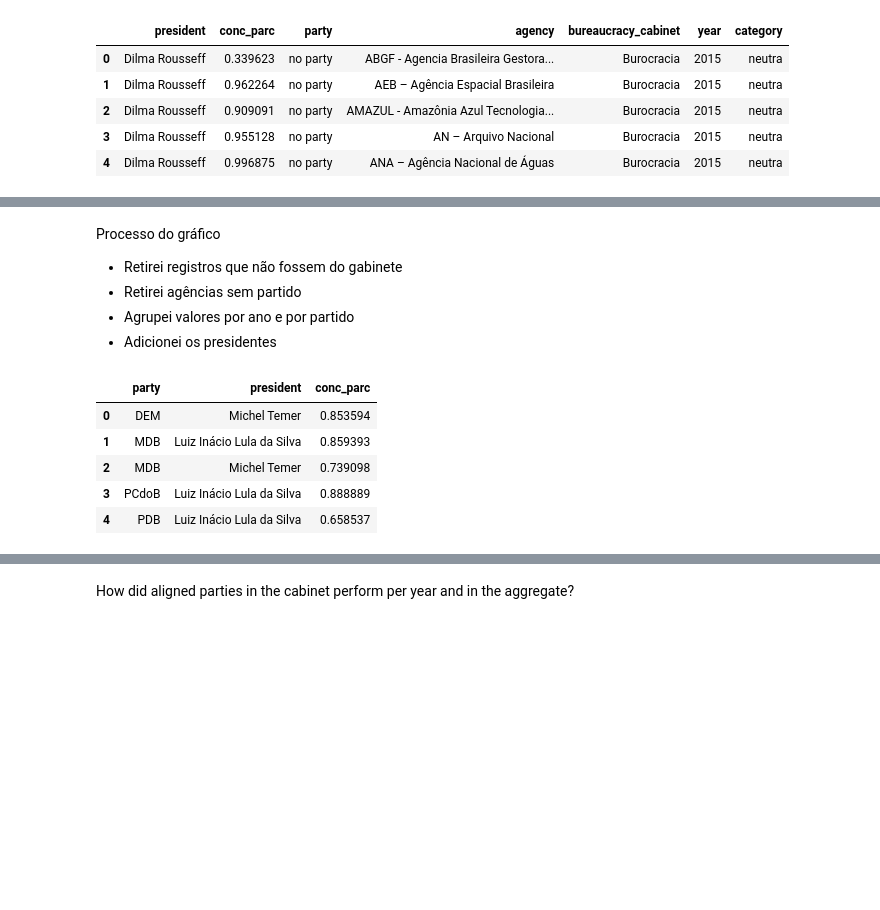
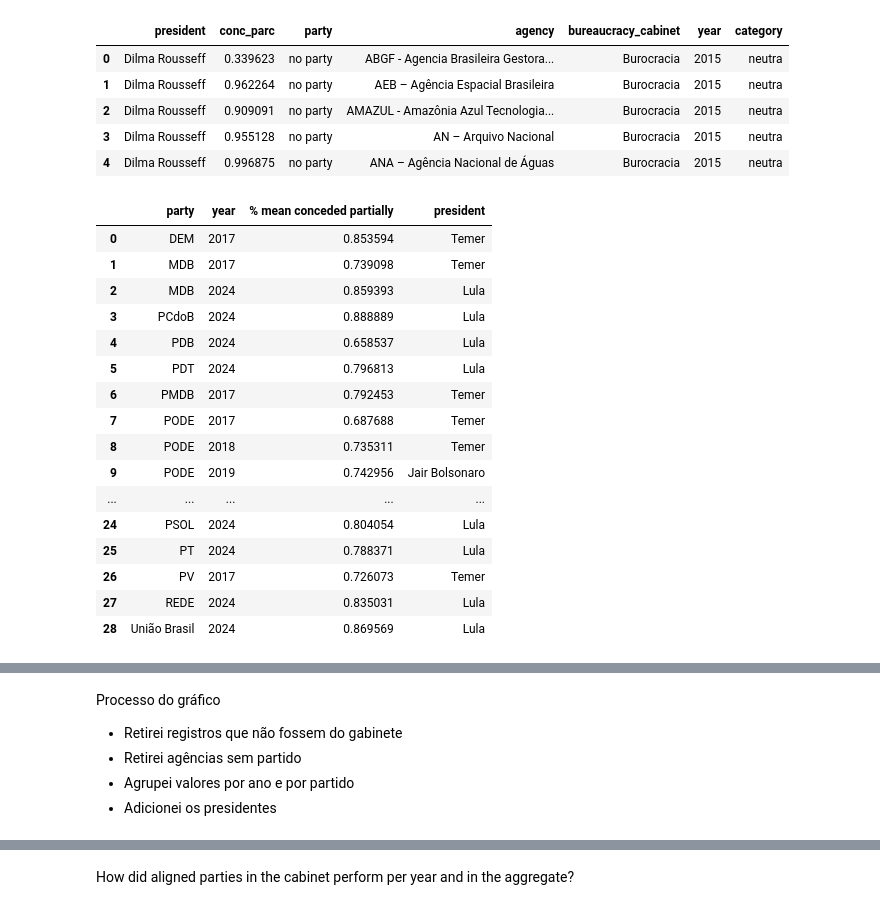
Before and after one commit to ddanieldma/ptp, a Jupyter notebook: brazil-aligned/exploring_editada.ipynb, the cells around one changed output, grey strips where cells are left out. Saved outputs shown, nothing was run; the diff lists cells and outputs as text; code cells hidden in the pictures; blank space fills up the shorter version.

```diff
--- a/brazil-aligned/exploring_editada.ipynb
+++ b/brazil-aligned/exploring_editada.ipynb
@@ -102,3 +101,5 @@ replace_names_dict = {
 }
 
 df_grouped["president"] = df_grouped["president"].replace(replace_names_dict)
+
+df_grouped = df_grouped.rename(columns={"conc_parc": "% mean conceded partially"})
@@ -111,2 +106,22 @@ write_to_excel(df_grouped, RAW_DIR / "")
+# %%
+df_grouped
+# %% [output]
+|  | party | year | % mean conceded partially | president |
+| 0 | DEM | 2017 | 0.853594 | Temer |
+| 1 | MDB | 2017 | 0.739098 | Temer |
+| 2 | MDB | 2024 | 0.859393 | Lula |
+| 3 | PCdoB | 2024 | 0.888889 | Lula |
+| 4 | PDB | 2024 | 0.658537 | Lula |
+| 5 | PDT | 2024 | 0.796813 | Lula |
+| 6 | PMDB | 2017 | 0.792453 | Temer |
+| 7 | PODE | 2017 | 0.687688 | Temer |
+| 8 | PODE | 2018 | 0.735311 | Temer |
+| 9 | PODE | 2019 | 0.742956 | Jair Bolsonaro |
+| ... | ... | ... | ... | ... |
+| 24 | PSOL | 2024 | 0.804054 | Lula |
+| 25 | PT | 2024 | 0.788371 | Lula |
+| 26 | PV | 2017 | 0.726073 | Temer |
+| 27 | REDE | 2024 | 0.835031 | Lula |
+| 28 | União Brasil | 2024 | 0.869569 | Lula |
 # %%
 import altair as alt
@@ -149,15 +165,3 @@ Processo do gráfico
 - Retirei agências sem partido
 - Agrupei valores por ano e por partido
 - Adicionei os presidentes
-# %%
-# Performance by president
-
-df_grouped = df_only_parties.groupby(["party", "president"])["conc_parc"].mean().reset_index()
-df_grouped.head(5)
-# %% [output]
-|  | party | president | conc_parc |
-| 0 | DEM | Michel Temer | 0.853594 |
-| 1 | MDB | Luiz Inácio Lula da Silva | 0.859393 |
-| 2 | MDB | Michel Temer | 0.739098 |
-| 3 | PCdoB | Luiz Inácio Lula da Silva | 0.888889 |
-| 4 | PDB | Luiz Inácio Lula da Silva | 0.658537 |
```
Also changed, not shown: parts of 14 cells of this notebook.
